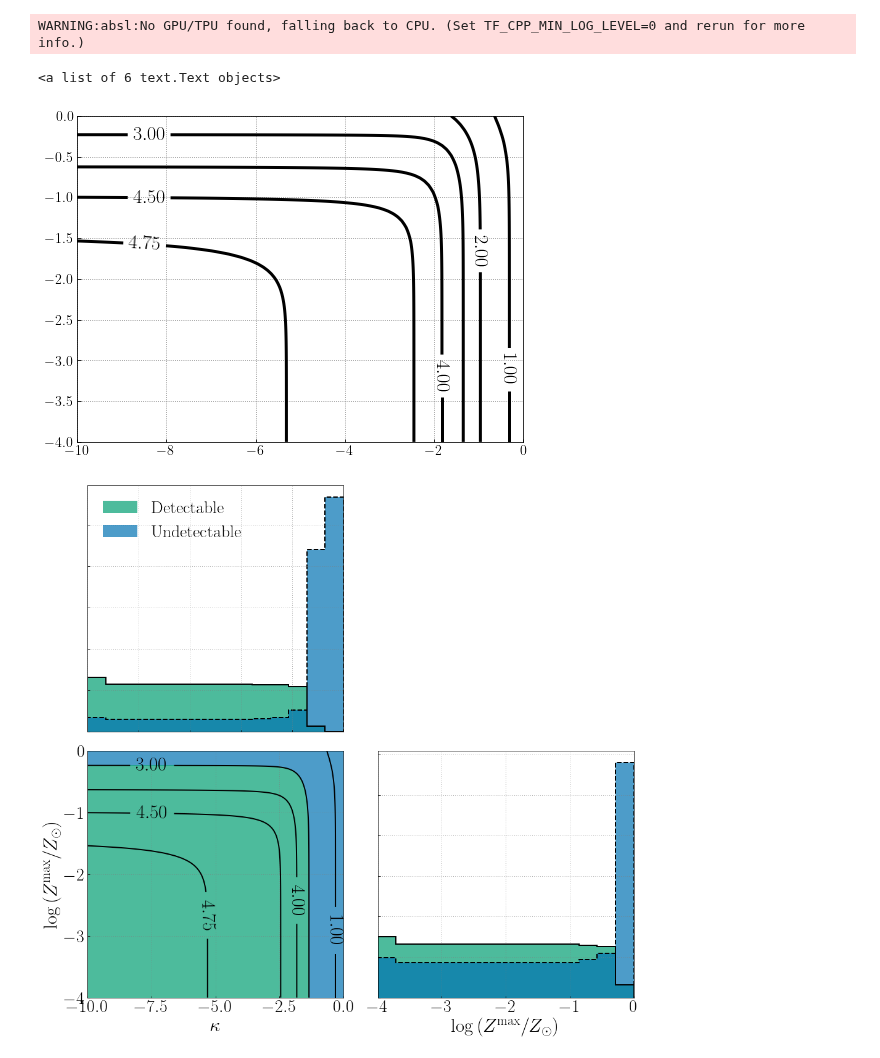
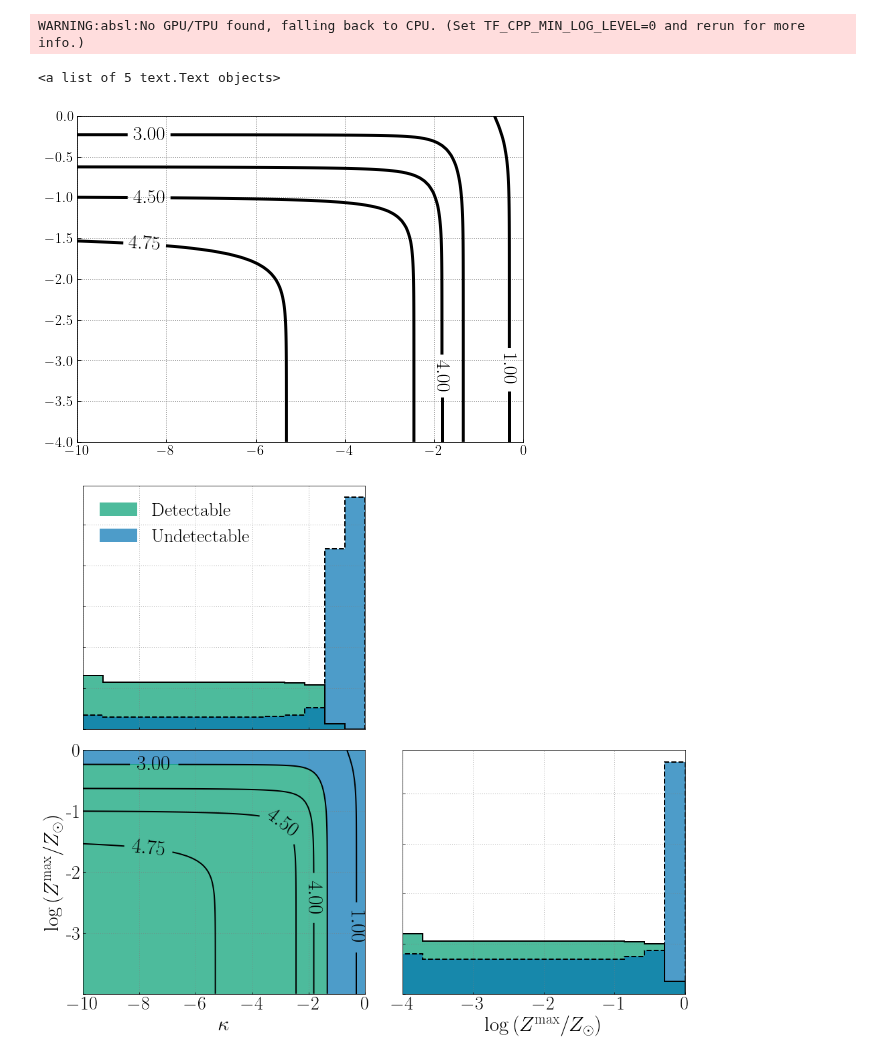
Before and after one commit to kevinturbang/bbh_gwb_time_delay_inference, a Jupyter notebook: figures/reproduce_figure_8.ipynb, the cells around one changed output. Saved outputs shown, nothing was run; the diff lists cells and outputs as text; code cells hidden in the pictures.

```diff
--- a/figures/reproduce_figure_8.ipynb
+++ b/figures/reproduce_figure_8.ipynb
@@ -33,7 +33,7 @@ my_palette = sns.color_palette("colorblind")
 from gwBackground import *
 # %%
 all_zs = np.linspace(0,10,200)
-omg = OmegaGW_BBH(2.1,100.,all_zs,gridSize=(40,35))
+omg = OmegaGW_BBH(2.1,100.,all_zs)
 # %%
 rateData_MD = np.load('../input/delayedRateDataMD.npy', allow_pickle=True)[()]
 formationRates_MD = rateData_MD['formationRates']
@@ -64 +61,3 @@ stacked_samples_O3 = data_CBC_GWB_O3.posterior.stack(draws=("chain", "draw"))
+# %%
+data_CBC_GWB_MD_O3 = h5py.File("../data/O3_CBC_GWB_MD.hdf","r")
 # %%
@@ -79,6 +78,18 @@ N=100
 Zmax_array = np.linspace(-4, 0, N)
 kappa_array = np.linspace(-10,0, N)
 omega_array = np.zeros((N,N), dtype=np.ndarray)
+# %%
+grid = np.arange(0.,10.,0.01) #redshifts
+for ii in range(N):
+    print(ii)
+    for jj in range(N):
+        kappa = kappa_array[ii]
+        Zmax = 10**Zmax_array[jj]
+        td_min = np.median(data_CBC_GWB_MD_O3['posterior/td_min'][()])
+        merger_rate_tmp, rate_02_tmp = R_norm_MD(grid, Zmax, kappa, 0.05)
+        rate_tmp = jnp.interp(all_zs, zs, merger_rate_tmp)
+        Omega_f = omg.eval(rate_tmp, rate_02_tmp, freqs)
+        omega_array[ii,jj] = Omega_f
 # %%
 from constants import H0
 import scipy.integrate
@@ -110,13 +121,13 @@ Z_mesh, kappa_mesh = np.meshgrid(Zmax_array, kappa_array)
 # %%
 from matplotlib import cm
 # %%
-contours = plt.contour(kappa_mesh, Z_mesh,SNRs.T, [1,2,3,4,4.5,4.75], colors='k', linewidths = 3)
+contours = plt.contour(kappa_mesh, Z_mesh,SNRs, [1,3,4,4.5,4.75], colors='k', linewidths = 3)
 plt.clabel(contours, inline=True,fontsize=20)
 # %% [output]
-<a list of 6 text.Text objects>
+<a list of 5 text.Text objects>
-[figure, old version]
+[figure, new version]
 # %%
-SNR_flat = SNRs.flatten()
+SNR_flat = SNRs.T.flatten()
 # %%
 kappa_flat = np.array([kappa_array for ii in range(N)]).flatten()
 # %%
@@ -125,7 +136,7 @@ Zmax_flat = np.array([np.ones(N)*Zmax_array[ii] for ii in range(N)]).flatten()
 SNR_cut=3
 bins=15
 
-fig = plt.figure(figsize=(14,13))
+fig = plt.figure(figsize=(14,12))
 
 ax = fig.add_subplot(2,2,int(1+(2+1)*0))
 ax.grid(True,dashes=(1,3))
@@ -158,33 +169,36 @@ ax.hist(Zmax_flat[SNR_flat>=SNR_cut],bins=np.linspace(Zmax_array[0],Zmax_array[-
 ax.hist(Zmax_flat[SNR_flat<SNR_cut],bins=np.linspace(Zmax_array[0],Zmax_array[-1],bins),\
         color=my_palette[0],alpha=0.7,lw=2,density=True,zorder=0,rasterized=True)
 ax.hist(Zmax_flat[SNR_flat<SNR_cut],bins=np.linspace(Zmax_array[0],Zmax_array[-1],bins),\
         histtype='step',color='black',ls='dashed',lw=2,density=True,zorder=2,rasterized=True)
 
 ax.set_yticklabels([])
 
 ax.set_xlabel(r"$\log  \left(Z^{\rm max}/Z_\odot\right)$",fontsize=31)
 ax.tick_params(axis='both', which='major', labelsize=28)
 ax.tick_params(axis='both', which='minor', labelsize=28)
 
 
 ax = fig.add_subplot(2,2,int(1+(2+1)*0 + (0+1)*2))
 
-contours_f = ax.contourf(kappa_mesh, Z_mesh,SNRs.T, [0,3,10], colors=[my_palette[0],my_palette[2]],alpha=0.7,linewidths = 2)
-contours = ax.contour(kappa_mesh, Z_mesh,SNRs.T, [1,3,4,4.5,4.75], colors='k', linewidths = 2)
+contours_f = ax.contourf(kappa_mesh, Z_mesh,SNRs, [0,3,10], colors=[my_palette[0],my_palette[2]],alpha=0.7,linewidths = 2)
+contours = ax.contour(kappa_mesh, Z_mesh,SNRs, [1,3,4,4.5,4.75], colors='k', linewidths = 2)
 ax.clabel(contours, inline=True,fontsize=31)
 
 ax.set_xlabel(r"$\kappa$",fontsize=31)
 ax.tick_params(axis='both', which='major', labelsize=28)
 ax.tick_params(axis='both', which='minor', labelsize=28)
 
 ax.set_ylabel(r"$\log  \left(Z^{\rm max}/Z_\odot\right)$",fontsize=31)
 ax.tick_params(axis='both', which='major', labelsize=28)
 ax.tick_params(axis='both', which='minor', labelsize=28)
+ax.set_yticklabels(['','-3','-2','-1','0'])
 
 ax.set_xlim(kappa_array[0],kappa_array[-1])
 ax.set_ylim(Zmax_array[0],Zmax_array[-1])
 ax.grid(True,dashes=(1,3))
 
 plt.tight_layout()
+
+plt.savefig("SNRplot.pdf",dpi=500)
 # %% [output]
-[figure, old version]
+[figure, new version]
```
Also changed, not shown: parts of 3 cells of this notebook, 1 other file.
